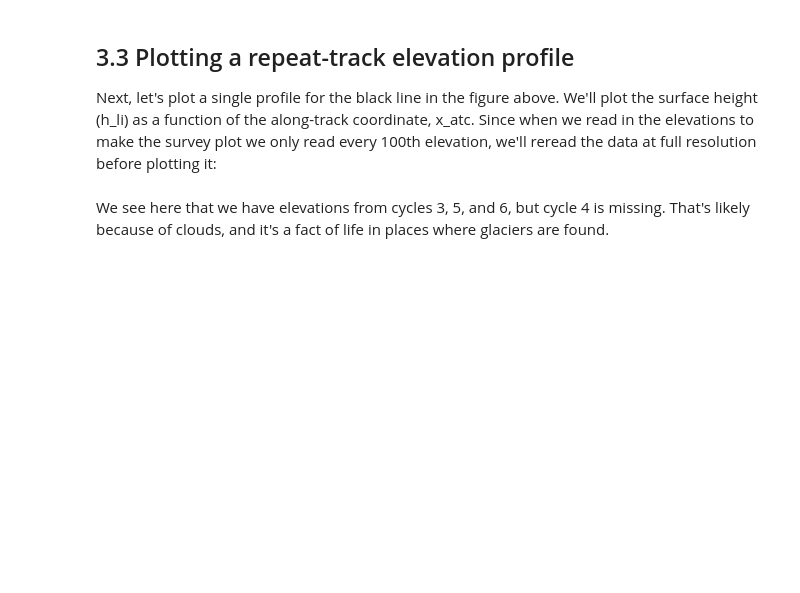
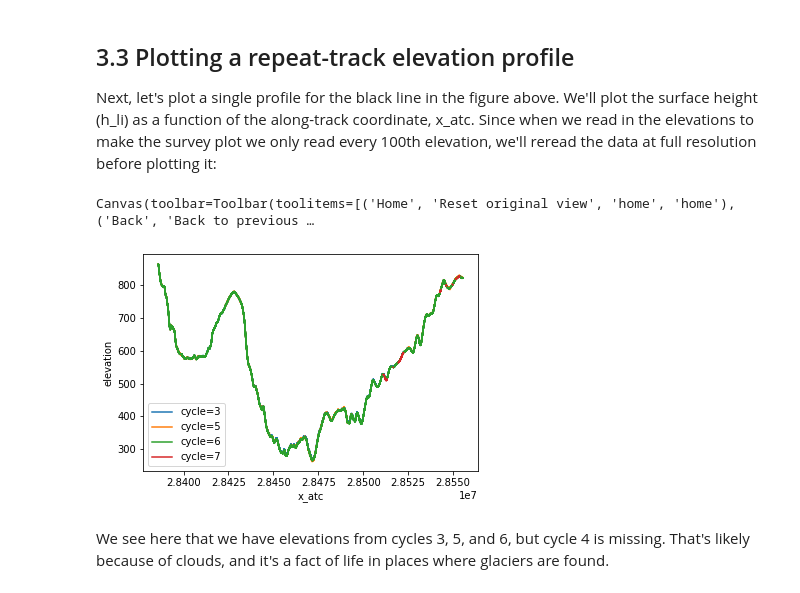
Before and after one commit to ICESAT-2HackWeek/2020_ICESat-2_Hackweek_Tutorials, a Jupyter notebook: 09.Land_Ice_Applications/land_ice_applications.ipynb, the cells around one changed output. Drawn from its saved outputs; the diff is of its cells as text; code cells hidden in the pictures; blank space fills up the shorter version.

```diff
--- a/09.Land_Ice_Applications/land_ice_applications.ipynb
+++ b/09.Land_Ice_Applications/land_ice_applications.ipynb
@@ -382,7 +422,7 @@ Next, let's look at the big picture, combining data from multiple tracks around
 First, we'll every 25th point from one of the center-beam pairs for all files in our data directory.  We'll print an error if the reading fails, but will let the code continue anyway:
 # %%
 # find all the files in the directory:
-ATL06_files=glob.glob(os.path.join(data_root, 'PIG_ATL06', '*.h5'))
+ATL06_files=glob.glob(os.path.join(data_root, 'processed_ATL06*.h5'))
 D_dict={}
 error_count=0
 for file in ATL06_files:
@@ -447,32 +517,35 @@ Next, let's plot a single profile for the black line in the figure above.  We'll
 # %%
 D_2l={}
 D_2r={}
 
 # specify the rgt here:
 rgt="0027"
 # iterate over the repeat cycles
 for cycle in ['03','04','05','06','07']:
-    for filename in glob.glob(os.path.join(data_root, 'PIG_ATL06', f'*ATL06_*_{rgt}{cycle}*_003*.h5')):
+    for filename in glob.glob(os.path.join(data_root, f'processed_ATL06_*_{rgt}{cycle}*_003*.h5')):
         try:
             # read the left-beam data
             D_2l[filename]=atl06_to_dict(filename,'/gt2l', index=None, epsg=3031)
             # read the right-beam data
             D_2r[filename]=atl06_to_dict(filename,'/gt2r', index=None, epsg=3031)
             # plot the locations in the previous plot
             map_ax.plot(D_2r[filename]['x'], D_2r[filename]['y'],'k');
             map_ax.plot(D_2l[filename]['x'], D_2l[filename]['y'],'k');
         except Exception as e:
             print(f'filename={filename}, exception={e}')
 
 plt.figure();
 for filename, Di in D_2l.items():
     #Plot only points that have ATL06_quality_summary==0 (good points)
     hl=plot_segs(Di, ind=Di['atl06_quality_summary']==0, label=f"cycle={Di['cycle']}")
     #hl=plt.plot(Di['x_atc'][Di['atl06_quality_summary']==0], Di['h_li'][Di['atl06_quality_summary']==0], '.', label=f"cycle={Di['cycle']}")
 
 plt.legend()
 plt.xlabel('x_atc')
 plt.ylabel('elevation');
+# %% [output]
+Canvas(toolbar=Toolbar(toolitems=[('Home', 'Reset original view', 'home', 'home'), ('Back', 'Back to previous …
+[figure, added]
 # %% [markdown]
 We see here that we have elevations from cycles 3, 5, and 6, but cycle 4 is missing.  That's likely because of clouds, and it's a fact of life in places where glaciers are found.
 # %% [markdown]
```
Also changed, not shown: parts of 19 cells of this notebook.
